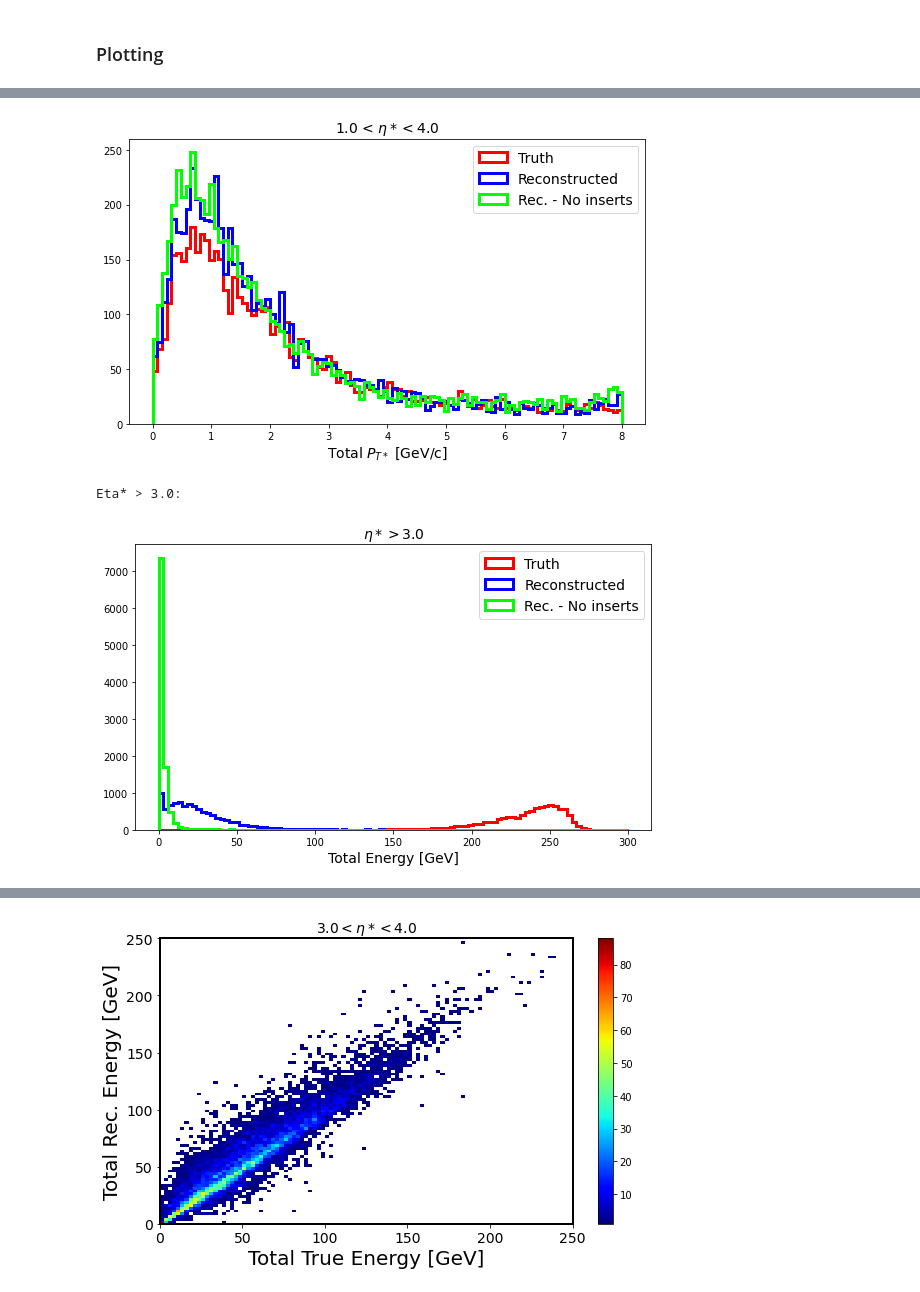
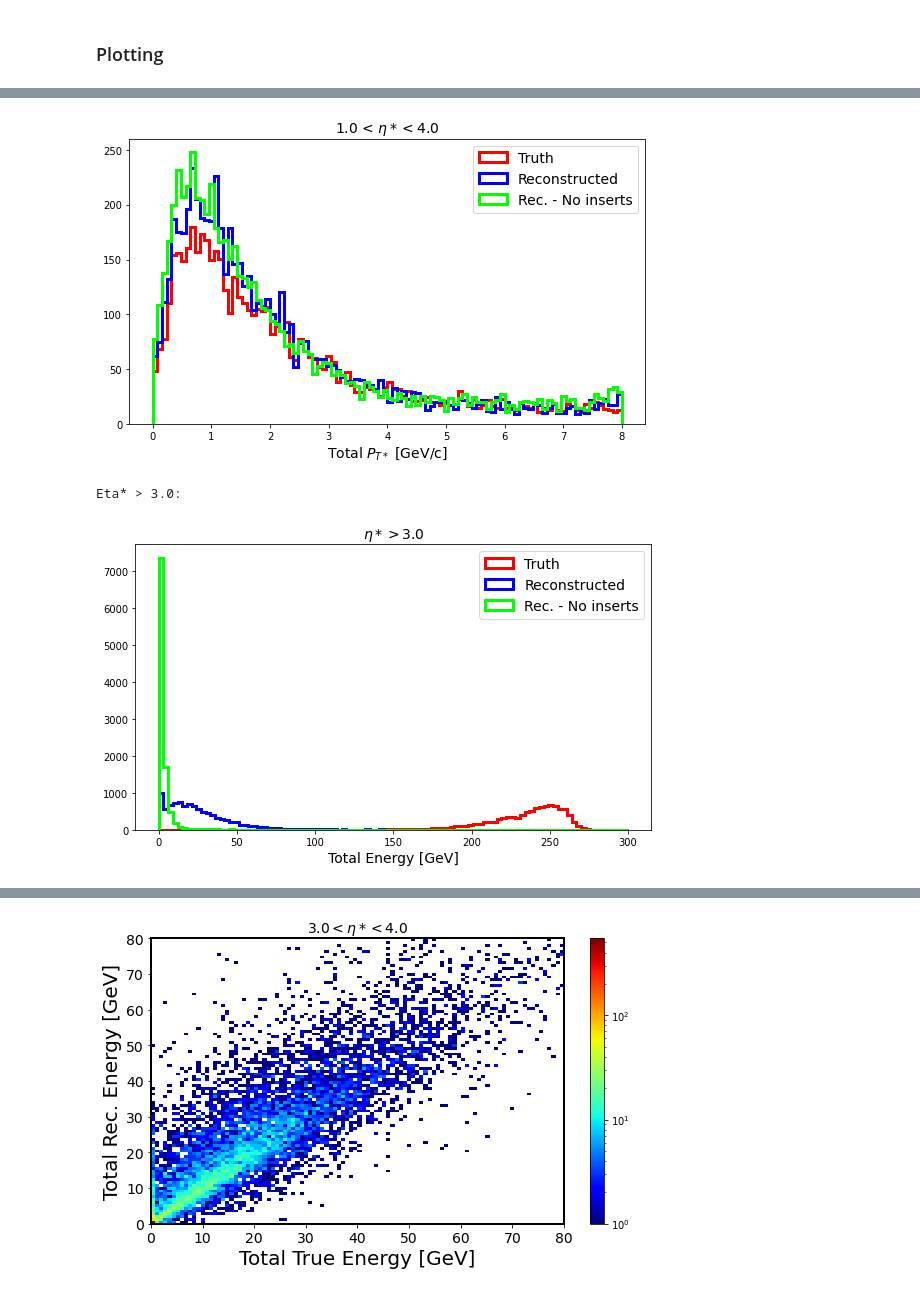
Before and after one commit to rymilton/eic_endcap_insert, a Jupyter notebook: analysis/pendcap_analysis_djangoh.ipynb, the cells around one changed output, grey strips where cells are left out. Cells and saved outputs as stored; diff of their text form; code cells hidden in the pictures.

```diff
--- a/analysis/pendcap_analysis_djangoh.ipynb
+++ b/analysis/pendcap_analysis_djangoh.ipynb
@@ -24,17 +24,19 @@ print(events)
 ### **Inclusive Kinematics -- Truth Level**
 # %%
 #Get True Inclusive Kinematics Branches
-arrays = events.arrays(['InclusiveKinematicsTruth.x','InclusiveKinematicsTruth.Q2'])
+arrays = events.arrays(['InclusiveKinematicsTruth.x','InclusiveKinematicsTruth.Q2','InclusiveKinematicsTruth.y'])
 print("")
 print(arrays.type)
 print("")
 
 x = arrays['InclusiveKinematicsTruth.x']
 Q2 = arrays['InclusiveKinematicsTruth.Q2']
+y = arrays['InclusiveKinematicsTruth.y']
 print(x)
 print("")
 
 #Flatten for later cuts on sum
 x_flat = ak.flatten(x)
 Q2_flat = ak.flatten(Q2)
+y_flat = ak.flatten(y)
 # %% [output]
@@ -422,7 +448,7 @@ cal_noin_pt14_sum = np.sqrt( cal_noin_px14_sum*cal_noin_px14_sum + cal_noin_py14
 #eta* > 3.0
 cal_noin_e3 = cal_noin_energy_star[(cal_noin_eta_star>3)] #should be same as using unrotated energy
 cal_noin_e3_sum = ak.sum(cal_noin_e3,axis=-1)
-cal_noin_e34 = cal_noin_energy_star[(cal_noin_eta_star>1) & (cal_noin_eta_star<4)] #should be same as using unrotated energy
+cal_noin_e34 = cal_noin_energy_star[(cal_noin_eta_star>3) & (cal_noin_eta_star<4)] #should be same as using unrotated energy
 cal_noin_e34_sum = ak.sum(cal_noin_e34,axis=-1)
 
 cal_noin_empz3 = cal_noin_empz_star[(cal_noin_eta_star>3)]
@@ -435,6 +461,12 @@ cal_noin_pt34_sum = np.sqrt( cal_noin_px34_sum*cal_noin_px34_sum + cal_noin_py34
 #High-x events: eta* > 1.0 & x > 0.3
 cal_noin_empz1_highx = cal_noin_empz1_sum[x_flat>0.3]
 cal_noin_pt1_highx = cal_noin_pt1_sum[x_flat>0.3]
+
+cal_noin_y_highx = cal_noin_empz1_highx / (2.*18.)
+cal_noin_yres_highx = 100.*(cal_noin_y_highx-y_highx)/y_highx
+
+cal_noin_Q2_highx = (cal_noin_pt1_highx*cal_noin_pt1_highx) / (1. - cal_noin_y_highx)
+cal_noin_Q2res_highx = 100.*(cal_noin_Q2_highx-Q2_highx)/Q2_highx
 # %% [markdown]
 ### Plotting
 # %%
@@ -597,13 +629,14 @@ fig.savefig(pp1, format='pdf')
 
 #Plot Total Energy
 plt.hist(e34_sum,label="Truth",histtype='step',ec='red',
-         lw=3,bins=100,range=[0,250])
+         lw=3,bins=100,range=[0,80])
 plt.hist(cal_e34_sum,label="Reconstructed",histtype='step',ec='blue',
-         lw=3,bins=100,range=[0,250])
+         lw=3,bins=100,range=[0,80])
 plt.hist(cal_noin_e34_sum,label="Rec. - No inserts",histtype='step',ec='lime',
-         lw=3,bins=100,range=[0,250])
+         lw=3,bins=100,range=[0,80])
 plt.xlabel("Total Energy [GeV]",fontsize=14)
 plt.title('$3.0 < \eta* < 4.0$',fontsize=14)
+plt.yscale("log")
 plt.legend(fontsize=14)
 
 #Figure Output
@@ -614,8 +647,8 @@ fig.savefig(pp1, format='pdf')
 
 #Plot Total Energy -- 2D
 counts, xedges, yedges, im = plt.hist2d(np.array(e34_sum),np.array(cal_e34_sum),
-                                        bins=(100,100),range=([0,250],[0,250]),
-                                        cmap=plt.cm.jet,cmin = 1)
+                                        bins=(100,100),range=([0,80],[0,80]),
+                                        cmap=plt.cm.jet,norm=mpl.colors.LogNorm())
 plt.title("$3.0 < \eta* < 4.0$",fontsize=14)
 plt.xlabel("Total True Energy [GeV]")
 plt.ylabel("Total Rec. Energy [GeV]")
@@ -713,6 +746,70 @@ fig.set_size_inches(18.5/2, 10.5/2)
 plt.show()
 fig.savefig(pp1, format='pdf')
 
+#Plot y resolution
+plt.hist(cal_yres_highx ,label="Reconstructed",histtype='step',ec='blue',
+         lw=3,bins=100,range=[-100,100])
+plt.hist(cal_noin_yres_highx,label="Rec. - No inserts",histtype='step',ec='lime',
+         lw=3,bins=100,range=[-100,100])
+plt.xlabel("y resolution [%]",fontsize=14)
+plt.title('$Q^{2} > 100~GeV^{2}$ and $x > 0.3$',fontsize=14)
+plt.legend(fontsize=14)
+
+#Figure Output
+fig = plt.gcf()
+fig.set_size_inches(18.5/2, 10.5/2)
+plt.show()
+fig.savefig(pp1, format='pdf')
+
+#Plot Q2 resolution
+plt.hist(cal_Q2res_highx ,label="Reconstructed",histtype='step',ec='blue',
+         lw=3,bins=100,range=[-100,100])
+plt.hist(cal_noin_Q2res_highx,label="Rec. - No inserts",histtype='step',ec='lime',
+         lw=3,bins=100,range=[-100,100])
+plt.xlabel("$Q^{2}$ resolution [%]",fontsize=14)
+plt.title('$Q^{2} > 100~GeV^{2}$ and $x > 0.3$',fontsize=14)
+plt.legend(fontsize=14)
+
+#Figure Output
+fig = plt.gcf()
+fig.set_size_inches(18.5/2, 10.5/2)
+plt.show()
+fig.savefig(pp1, format='pdf')
+
+#Plot at generator level the fraction of total energy in 1<eta*<4
+#range that is contained in 3<eta*<4 range vs. x
+print("Energy Fraction:")
+print("")
+
+x_bins = np.logspace(-2.2,0,26)
+e_bins = np.linspace(-0.05,1.05,100)
+
+counts, xedges, yedges, im = plt.hist2d(np.array(x_frac),np.array(e_frac),
+                                        bins=[x_bins,e_bins],
+                                        cmap=plt.cm.jet,norm=mpl.colors.LogNorm())
+plt.title("Particles in $1 < \eta* < 4$ range, $Q^{2} > 100~GeV^{2}$",fontsize=14)
+plt.xlabel("x")
+plt.ylabel("Fraction of energy in $3 < \eta* < 4$")
+
+axes = plt.gca()
+axes.xaxis.label.set_size(20)
+axes.yaxis.label.set_size(14)
+axes.tick_params(axis='both',labelsize=14)
+axes.spines["left"].set_linewidth(2)
+axes.spines["right"].set_linewidth(2)
+axes.spines["bottom"].set_linewidth(2)
+axes.spines["top"].set_linewidth(2)
+plt.xscale("log")
+
+plt.colorbar(im)
+
+#Figure Output
+fig = plt.gcf()
+fig.set_size_inches(18.5/2, 10.5/2)
+plt.show()
+fig.savefig(pp1, format='pdf')
+
+#Close file
 pp1.close()
 # %% [output]
 Generated Kinematics:
@@ -729 +826 @@ Eta* > 3.0:
-[figure, old version]
+[figure, new version]
```
Also changed, not shown: parts of 4 cells of this notebook.
